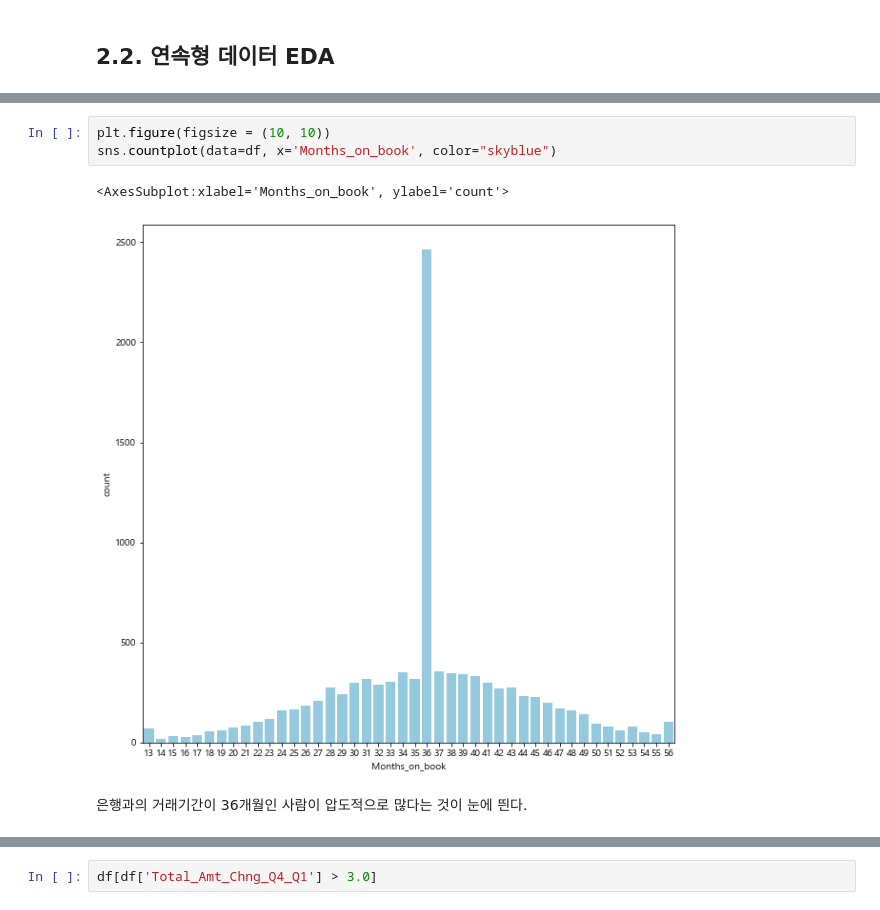
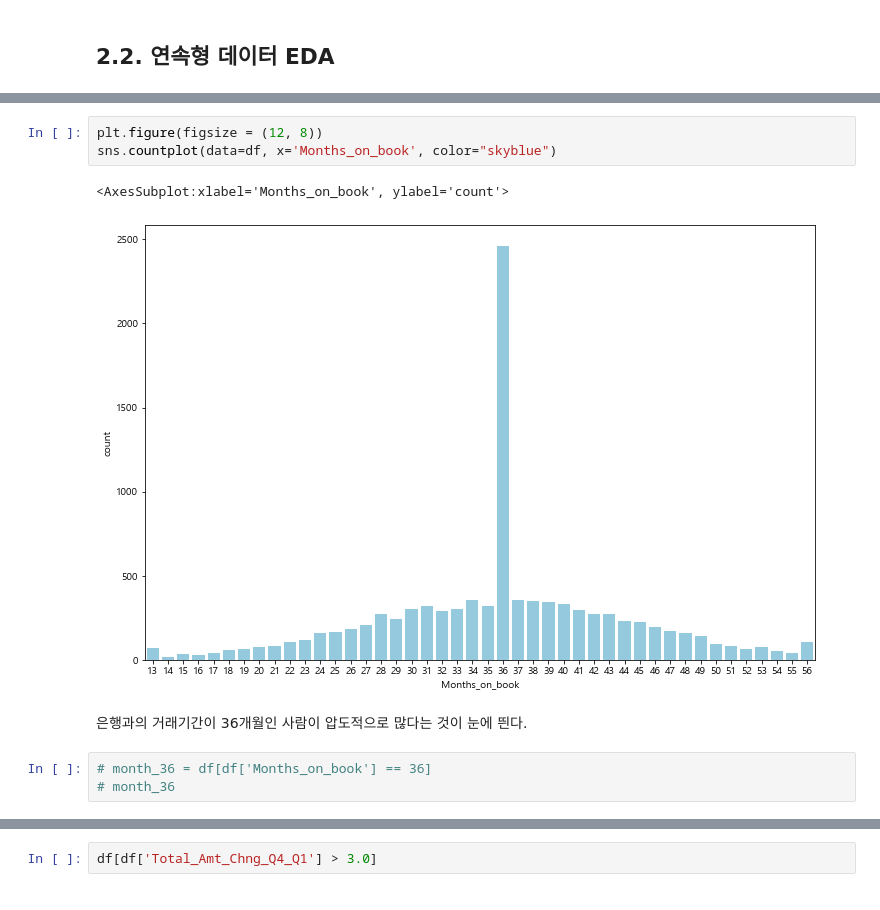
Before and after one commit to Jeong-Bin/DA-PROJECT, a Jupyter notebook: PROJECT_6 신용카드 고객 분석 및 이탈고객 예측.ipynb, the cells around one changed output, grey strips where cells are left out. Saved outputs shown, nothing was run; the diff lists cells and outputs as text.

```diff
--- a/PROJECT_6 신용카드 고객 분석 및 이탈고객 예측.ipynb
+++ b/PROJECT_6 신용카드 고객 분석 및 이탈고객 예측.ipynb
@@ -189,11 +201,14 @@ ax6.set(title='지난 12개월 동안의 연락처 수')
 # %%
-plt.figure(figsize = (10, 10))
+plt.figure(figsize = (12, 8))
 sns.countplot(data=df, x='Months_on_book', color="skyblue")
 # %% [output]
 <AxesSubplot:xlabel='Months_on_book', ylabel='count'>
-[figure, old version]
+[figure, new version]
 # %% [markdown]
 은행과의 거래기간이 36개월인 사람이 압도적으로 많다는 것이 눈에 띈다.
+# %%
+# month_36 = df[df['Months_on_book'] == 36]
+# month_36
 # %%
 figure, ((ax1,ax2,ax3), (ax4,ax5,ax6)) = plt.subplots(nrows=2, ncols=3)
 figure.set_size_inches(20,12)
```
Also changed, not shown: parts of 29 cells of this notebook.
